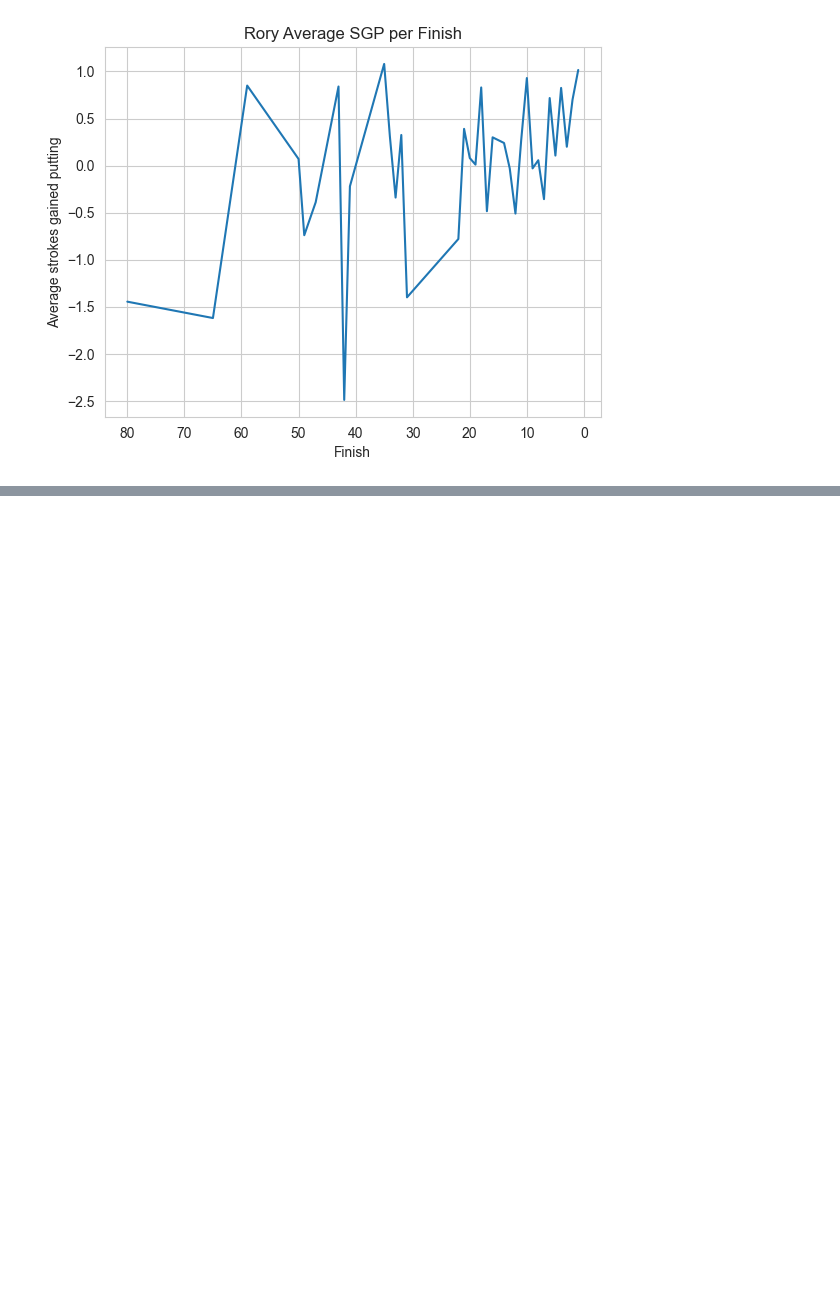
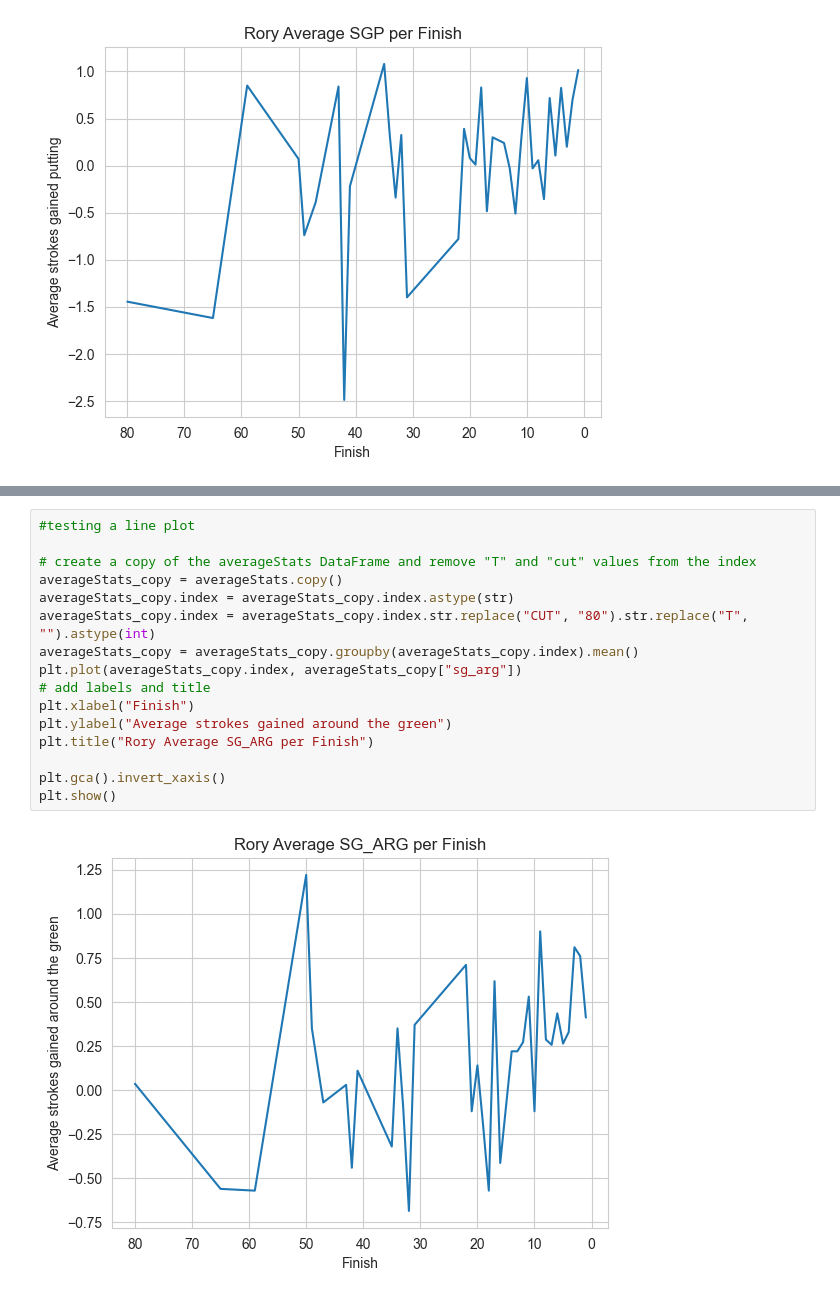
Before and after one commit to jfiengo/PGA_Analytics, a Jupyter notebook: RoryMcIlroy.ipynb, the cells around one changed output, grey strips where cells are left out. Cells and saved outputs as stored; diff of their text form; blank space fills up the shorter version.

```diff
--- a/RoryMcIlroy.ipynb
+++ b/RoryMcIlroy.ipynb
@@ -76,0 +95,18 @@ plt.show()
+# %%
+#testing a line plot
+
+# create a copy of the averageStats DataFrame and remove "T" and "cut" values from the index
+averageStats_copy = averageStats.copy()
+averageStats_copy.index = averageStats_copy.index.astype(str)
+averageStats_copy.index = averageStats_copy.index.str.replace("CUT", "80").str.replace("T", "").astype(int)
+averageStats_copy = averageStats_copy.groupby(averageStats_copy.index).mean()
+plt.plot(averageStats_copy.index, averageStats_copy["sg_arg"])
+# add labels and title
+plt.xlabel("Finish")
+plt.ylabel("Average strokes gained around the green")
+plt.title("Rory Average SG_ARG per Finish")
+
+plt.gca().invert_xaxis()
+plt.show()
+# %% [output]
+[figure, added]
```
Also changed, not shown: parts of 1 cell of this notebook.
